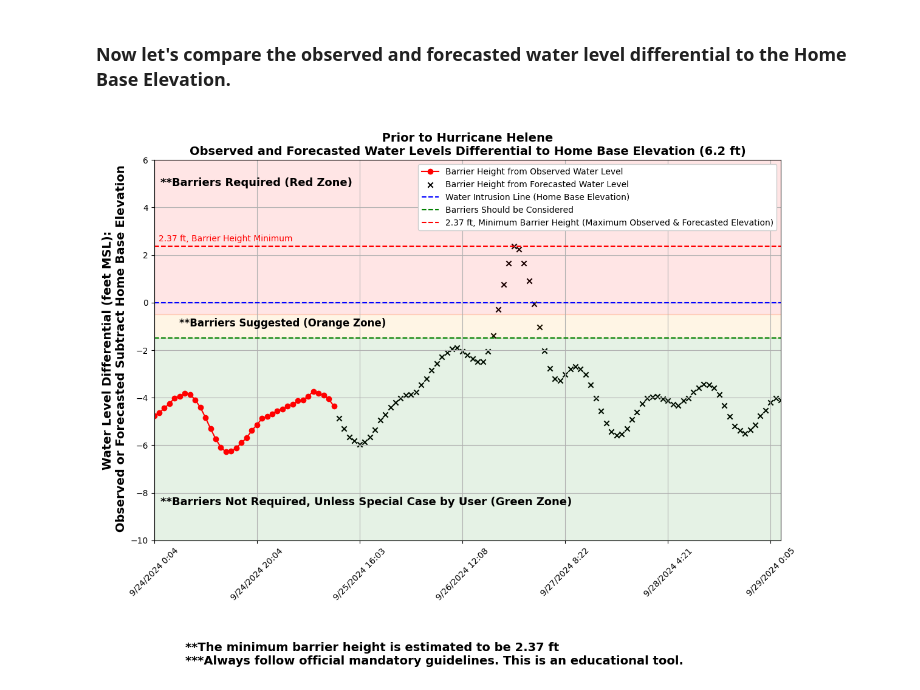
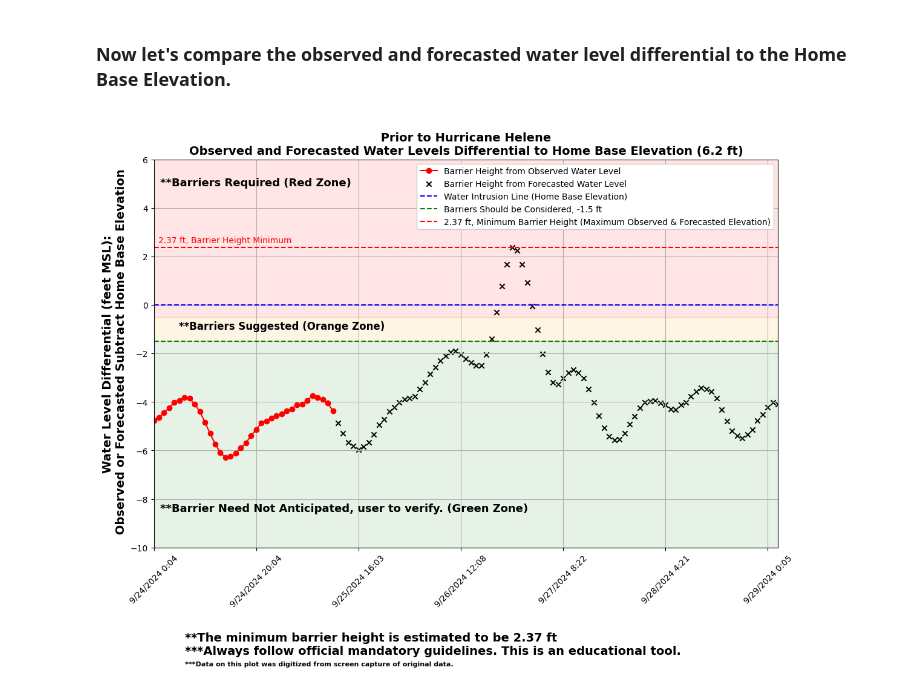
Before and after one commit to GriffsKode/griffskode.github.io, a Jupyter notebook: portfolio/flooding/HelenePlotReconstruct.ipynb, the cells around one changed output. Saved outputs shown, nothing was run; the diff lists cells and outputs as text; code cells hidden in the pictures.

```diff
--- a/portfolio/flooding/HelenePlotReconstruct.ipynb
+++ b/portfolio/flooding/HelenePlotReconstruct.ipynb
@@ -131,7 +131,7 @@ plt.scatter(df['time'], df['WaterLevel_DiffFcst'], color='black', marker='x', la
 # Add a horizontal line at y = 0
 plt.axhline(y=0, color='b', linestyle='--', label=f'Water Intrusion Line (Home Base Elevation)')
 # Add a horizontal line at y = 0
-plt.axhline(y=-1.5, color='g', linestyle='--', label=f'Barriers Should be Considered')
+plt.axhline(y=-1.5, color='g', linestyle='--', label=f'Barriers Should be Considered, -1.5 ft')
 # Add a horizontal line at y = 0
 plt.axhline(y=barrierHeightReqMin, color='r', linestyle='--', label=f'{barrierHeightReqMin.round(2)} ft, Minimum Barrier Height (Maximum Observed & Forecasted Elevation)')
 # Add text label next to the line
@@ -141,7 +141,6 @@ plt.text(
     s=f'{barrierHeightReqMin:.2f} ft, Barrier Height Minimum',
     color='r'
 )
-
 
 # Add fill between y = -5 and y = -1
 plt.fill_between(df['time'], -10, -1.5, color='green', alpha=0.1)
@@ -158,40 +157,42 @@ plt.xticks(rotation=45)
 plt.grid(True)
 plt.legend(framealpha=1)
 
 # Set x-axis limits
 plt.xlim(df['time'].iloc[0], df['time'].iloc[-1])
 
 plt.ylim(-10,6)
 # Reducing the number of dates/times on the x-axis
 plt.gca().xaxis.set_major_locator(ticker.MaxNLocator(nbins=7))
-# Format x-axis to show date only
-#plt.gca().xaxis.set_major_formatter(mdates.DateFormatter('%Y-%m-%d'))
+
 # Rotate x-axis labels for better readability
 plt.xticks(rotation=45)
 
-# Adding the note above the legend
+# Adding note above legend
 plt.text(0.01, 0.94, "**Barriers Required (Red Zone)",
          ha='left', va='center', transform=plt.gca().transAxes, fontsize=13, color='black', fontweight='bold')
 
-# Adding the text "Barrier recommended" at the fifth date (index 4)
+# Adding text "Barrier recommended"
 plt.text(x=df['time'].iloc[25], y=-1, s="**Barriers Suggested (Orange Zone)", ha='center', fontsize=12, color='black', fontweight='bold')
 
 
-# Adding the note above the legend
-plt.text(0.01, 0.1, "**Barriers Not Required, Unless Special Case by User (Green Zone)",
+# Adding note above legend
+plt.text(0.01, 0.1, "**Barrier Need Not Anticipated, user to verify. (Green Zone)",
          ha='left', va='center', transform=plt.gca().transAxes, fontsize=13, color='black', fontweight='bold')
 
-# Adding the note bottom left
-plt.text(0.05, -0.3, f'**The minimum barrier height is estimated to be {barrierHeightReqMin.round(2)} ft \n***Always follow official mandatory guidelines. This is an educational tool.' ,
+# Adding note in bottom left
+plt.text(0.05, -0.25, f'**The minimum barrier height is estimated to be {barrierHeightReqMin.round(2)} ft \n***Always follow official mandatory guidelines. This is an educational tool.' ,
          ha='left', va='center', transform=plt.gca().transAxes, fontsize=14, color='black', fontweight='bold')
+# Adding note in bottom left
+plt.text(0.05, -0.30, f'***Data on this plot was digitized from screen capture of original data.' ,
+         ha='left', va='center', transform=plt.gca().transAxes, fontsize=8, color='black', fontweight='bold')
 
 # tight_layout to automatically adjust plotting parameters
 plt.tight_layout(pad=2.0)
 
 # Save the plot as a JPEG file
-plt.savefig("C:/KG_MobileFiles_2024/Python/helene_plot2.jpg", format='jpg')
+plt.savefig("C:/KG_MobileFiles_2024/Python/helene_plot3.jpg", format='jpg')
 
 # Display the plot
 plt.show()
 # %% [output]
-[figure, old version]
+[figure, new version]
```
Also changed, not shown: parts of 1 cell of this notebook, 1 other file.
